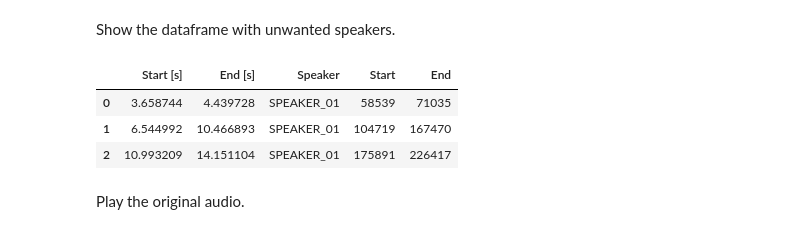
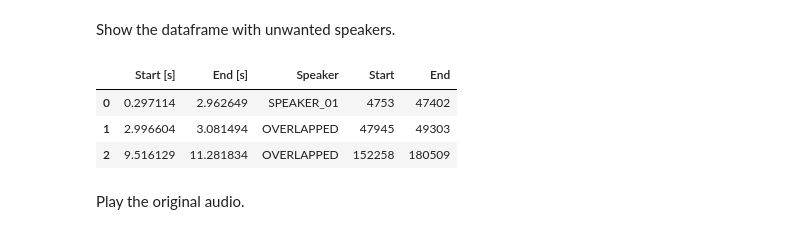
Before and after one commit to Andyy42/KNN-proj, a Jupyter notebook: src/diarization/filter_wav.ipynb, the cells around one changed output. Drawn from its saved outputs; the diff is of its cells as text; code cells hidden in the pictures.

Commit message:
filter speaker overlapps

```diff
--- a/src/diarization/filter_wav.ipynb
+++ b/src/diarization/filter_wav.ipynb
@@ -69,13 +70,13 @@ for wav in wavs:
 # %% [markdown]
 Show the dataframe with unwanted speakers.
 # %%
-idx = 32
+idx = 15
 label_dfs[idx]
 # %% [output]
 |  | Start [s] | End [s] | Speaker | Start | End |
-| 0 | 3.658744 | 4.439728 | SPEAKER_01 | 58539 | 71035 |
-| 1 | 6.544992 | 10.466893 | SPEAKER_01 | 104719 | 167470 |
-| 2 | 10.993209 | 14.151104 | SPEAKER_01 | 175891 | 226417 |
+| 0 | 0.297114 | 2.962649 | SPEAKER_01 | 4753 | 47402 |
+| 1 | 2.996604 | 3.081494 | OVERLAPPED | 47945 | 49303 |
+| 2 | 9.516129 | 11.281834 | OVERLAPPED | 152258 | 180509 |
 # %% [markdown]
 Play the original audio.
 # %%
```
Also changed, not shown: parts of 1 cell of this notebook, 3 other files.
